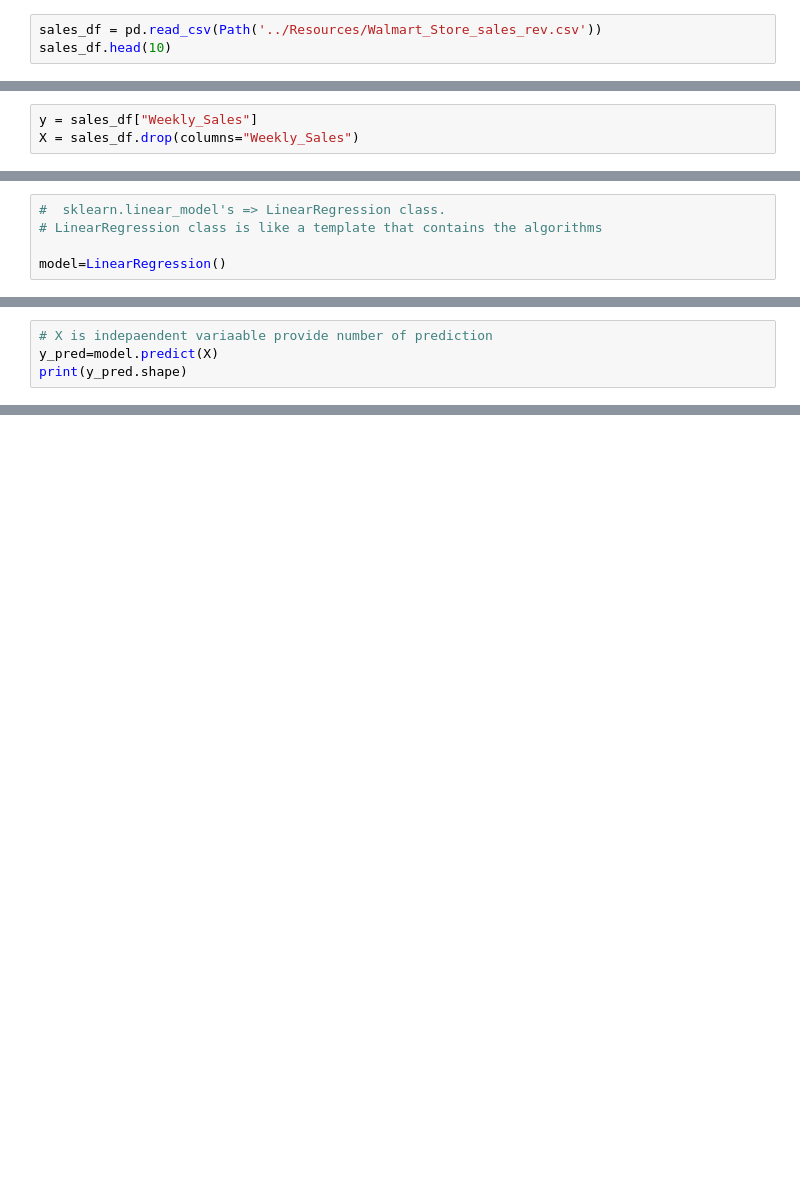
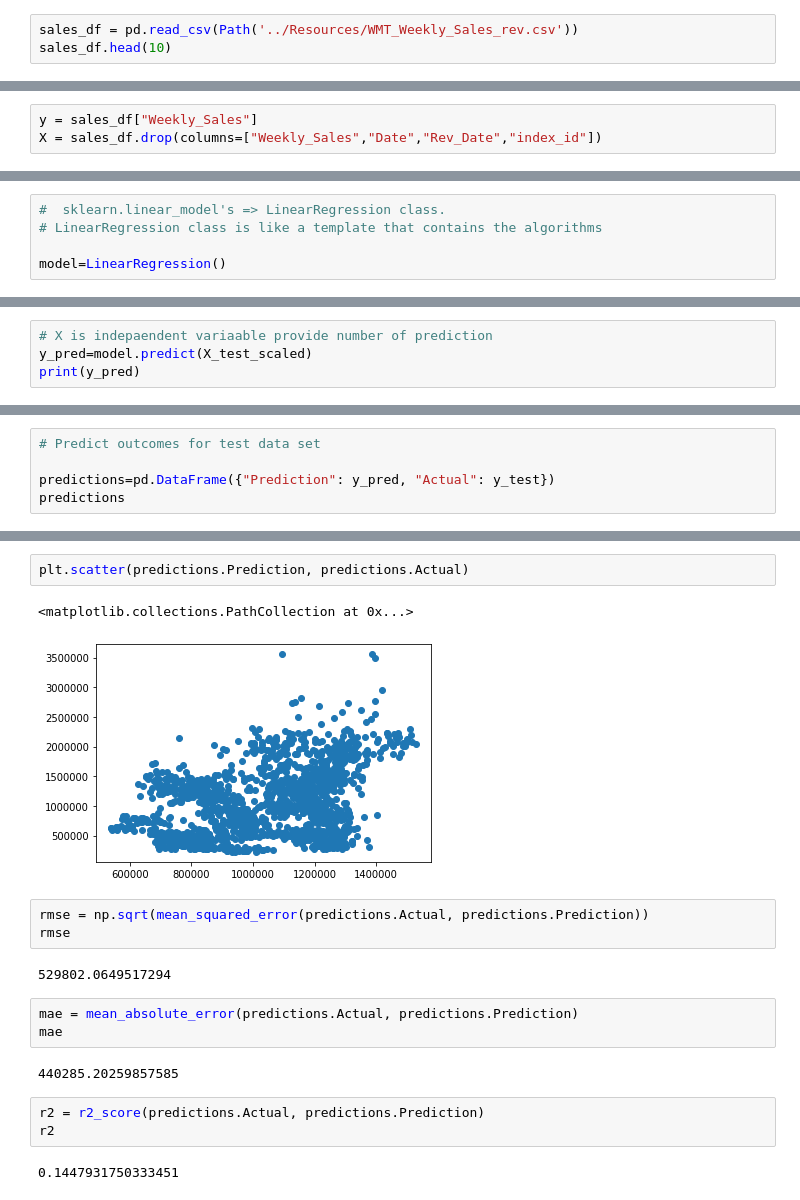
Before and after one commit to Franceskling/final_project, a Jupyter notebook: machine_learning/machine_learning_2.ipynb, the cells around one changed output, grey strips where cells are left out. Saved outputs shown, nothing was run; the diff lists cells and outputs as text; blank space fills up the shorter version.

```diff
--- a/machine_learning/machine_learning_2.ipynb
+++ b/machine_learning/machine_learning_2.ipynb
@@ -6,4 +8,4 @@ from sklearn.linear_model import LinearRegression
 # %%
-sales_df = pd.read_csv(Path('../Resources/Walmart_Store_sales_rev.csv'))
+sales_df = pd.read_csv(Path('../Resources/WMT_Weekly_Sales_rev.csv'))
 sales_df.head(10)
 # %% [output]
@@ -17,4 +46,4 @@ plt.show()
 [figure]
 # %%
 y = sales_df["Weekly_Sales"]
-X = sales_df.drop(columns="Weekly_Sales")
+X = sales_df.drop(columns=["Weekly_Sales","Date","Rev_Date","index_id"])
@@ -40,4 +114,4 @@ model.fit(X_train_scaled, y_train)
 # %%
 # X is indepaendent variaable provide number of prediction
-y_pred=model.predict(X)
-print(y_pred.shape)
+y_pred=model.predict(X_test_scaled)
+print(y_pred)
@@ -43,0 +121,5 @@ print(y_pred.shape)
+# %%
+# Predict outcomes for test data set
+
+predictions=pd.DataFrame({"Prediction": y_pred, "Actual": y_test})
+predictions
@@ -43,0 +140,20 @@ print(y_pred.shape)
+# %%
+plt.scatter(predictions.Prediction, predictions.Actual)
+# %% [output]
+<matplotlib.collections.PathCollection at 0x...>
+[figure, added]
+# %%
+rmse = np.sqrt(mean_squared_error(predictions.Actual, predictions.Prediction))
+rmse
+# %% [output]
+529802.0649517294
+# %%
+mae = mean_absolute_error(predictions.Actual, predictions.Prediction)
+mae
+# %% [output]
+440285.20259857585
+# %%
+r2 = r2_score(predictions.Actual, predictions.Prediction)
+r2
+# %% [output]
+0.1447931750333451
```
Also changed, not shown: parts of 15 cells of this notebook.
